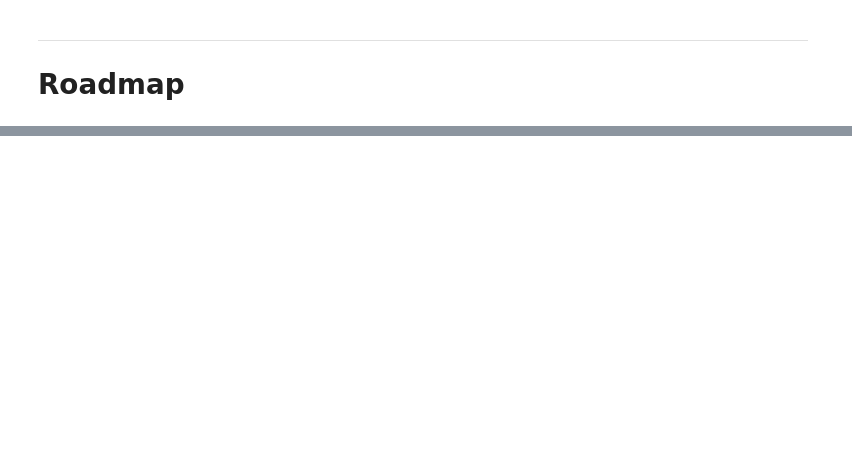
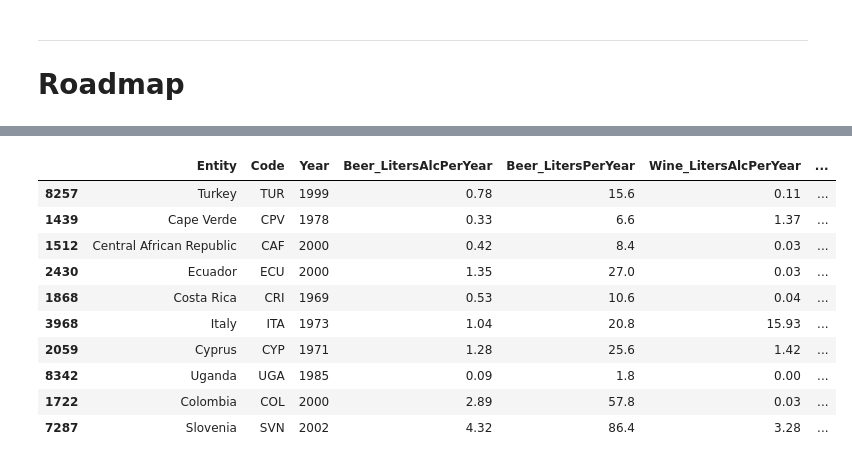
Before and after one commit to flimao/drinking-dashboard, a Jupyter notebook: exploracao_dados.ipynb, the cells around one changed output, grey strips where cells are left out. Cells and saved outputs as stored; diff of their text form; code cells hidden in the pictures; blank space fills up the shorter version.

```diff
--- a/exploracao_dados.ipynb
+++ b/exploracao_dados.ipynb
@@ -237,3 +230,8 @@ dfbeer_raw.sample(5)
+# %%
+dfbeer = dfbeer_raw.rename(columns = {
+    'Indicator:Alcohol, recorded per capita (15+) consumption (in litres of pure alcohol) - Beverage Types:Beer': 'Beer_LitersAlcPerYear'
+})
+dfbeer['Beer_LitersPerYear'] = dfbeer['Beer_LitersAlcPerYear'] / 0.05  # 100 L de cerveja = 5 L de álcool
 # %%
 dfwine_raw = pd.read_csv('datasets/wine-consumption-per-person.csv')
 dfwine_raw.sample(5)
@@ -247,3 +245,8 @@ dfwine_raw.sample(5)
+# %%
+dfwine = dfwine_raw.rename(columns = {
+    'Indicator:Alcohol, recorded per capita (15+) consumption (in litres of pure alcohol) - Beverage Types:Wine': 'Wine_LitersAlcPerYear'
+})
+dfwine['Wine_LitersPerYear'] = dfwine['Wine_LitersAlcPerYear'] / 0.12  # 3 L de álcool = 25 garrafas de 1 L de vinho
 # %%
 dfspirits_raw = pd.read_csv('datasets/spirits-consumption-per-person.csv')
 dfspirits_raw.sample(5)
@@ -256,0 +260,11 @@ dfspirits_raw.sample(5)
+# %%
+dfspirits = dfspirits_raw.rename(columns = {
+    'Indicator:Alcohol, recorded per capita (15+) consumption (in litres of pure alcohol) - Beverage Types:Spirits': 'Spirits_LitersAlcPerYear'
+})
+dfspirits['Spirits_LitersPerYear'] = dfspirits['Spirits_LitersAlcPerYear'] / 0.4  # vodca contém +- 40% alcool por volume
+# %%
+dfalc_intermediate = dfbeer.merge(dfwine, on = ['Code', 'Year'], how = 'inner', suffixes = ('', '_y'))
+dfalc = dfalc_intermediate.drop(columns = 'Entity_y').merge(dfspirits, on = ['Code', 'Year'], how = 'inner', suffixes = ('', '_y')).drop(columns = 'Entity_y')
+dfalc['Total_LitersAlcPerYear'] = dfalc[[ f'{c}_LitersAlcPerYear' for c in ['Beer', 'Wine', 'Spirits'] ]].sum(axis=1)
+dfalc.to_csv('datasets/alcool-tratado.csv')
+dfalc.sample(5)
@@ -268,0 +481,14 @@ dfspirits_raw.sample(5)
+# %%
+dfalc.sample(10)
+# %% [output]
+|  | Entity | Code | Year | Beer_LitersAlcPerYear | Beer_LitersPerYear | Wine_LitersAlcPerYear | ... |
+| 8257 | Turkey | TUR | 1999 | 0.78 | 15.6 | 0.11 | ... |
+| 1439 | Cape Verde | CPV | 1978 | 0.33 | 6.6 | 1.37 | ... |
+| 1512 | Central African Republic | CAF | 2000 | 0.42 | 8.4 | 0.03 | ... |
+| 2430 | Ecuador | ECU | 2000 | 1.35 | 27.0 | 0.03 | ... |
+| 1868 | Costa Rica | CRI | 1969 | 0.53 | 10.6 | 0.04 | ... |
+| 3968 | Italy | ITA | 1973 | 1.04 | 20.8 | 15.93 | ... |
+| 2059 | Cyprus | CYP | 1971 | 1.28 | 25.6 | 1.42 | ... |
+| 8342 | Uganda | UGA | 1985 | 0.09 | 1.8 | 0.00 | ... |
+| 1722 | Colombia | COL | 2000 | 2.89 | 57.8 | 0.03 | ... |
+| 7287 | Slovenia | SVN | 2002 | 4.32 | 86.4 | 3.28 | ... |
```
Also changed, not shown: parts of 21 cells of this notebook, 1 other file.
